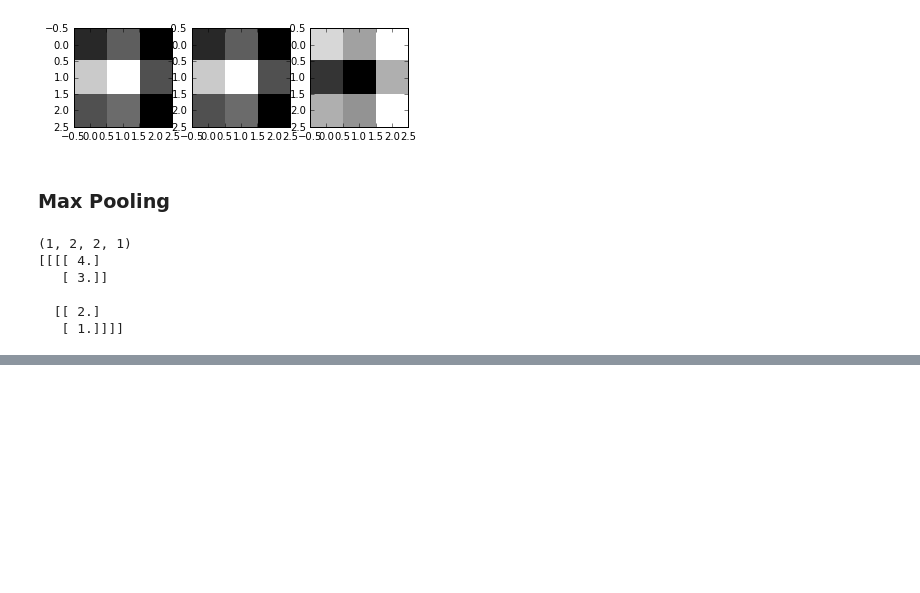
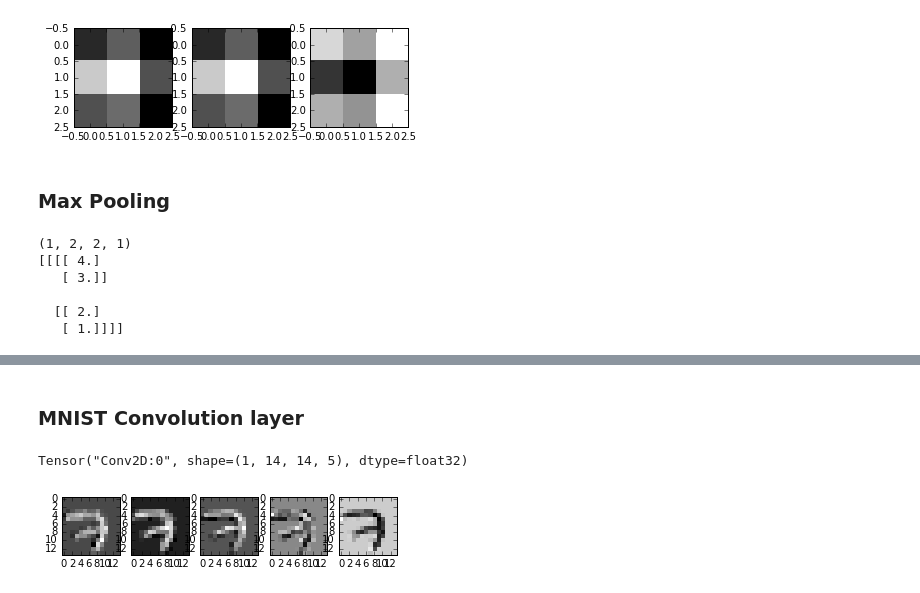
Before and after one commit to JeongJunHee/DeepLearning, a Jupyter notebook: lab_11/cnn_basics.ipynb, the cells around one changed output, grey strips where cells are left out. Saved outputs shown, nothing was run; the diff lists cells and outputs as text; code cells hidden in the pictures; blank space fills up the shorter version.

```diff
--- a/lab_11/cnn_basics.ipynb
+++ b/lab_11/cnn_basics.ipynb
@@ -111,0 +134,18 @@ print(pool.eval())
+# %% [markdown]
+### MNIST Convolution layer
+# %%
+sess = tf.InteractiveSession()
+
+img = img.reshape(-1, 28, 28, 1)
+w1 = tf.Variable(tf.random_normal([3, 3, 1, 5], stddev=0.01))
+conv2d = tf.nn.conv2d(img, w1, strides=[1, 2, 2, 1], padding='SAME')
+print(conv2d)
+sess.run(tf.global_variables_initializer())
+conv2d_img = conv2d.eval()
+conv2d_img = np.swapaxes(conv2d_img, 0, 3)
+for i, one_img in enumerate(conv2d_img):
+    plt.subplot(1, 5, i+1), plt.imshow(one_img.reshape(14, 14),
+                                       cmap='gray', interpolation='nearest')
+# %% [output]
+Tensor("Conv2D:0", shape=(1, 14, 14, 5), dtype=float32)
+[figure, added]
```
Also changed, not shown: parts of 5 cells of this notebook.
